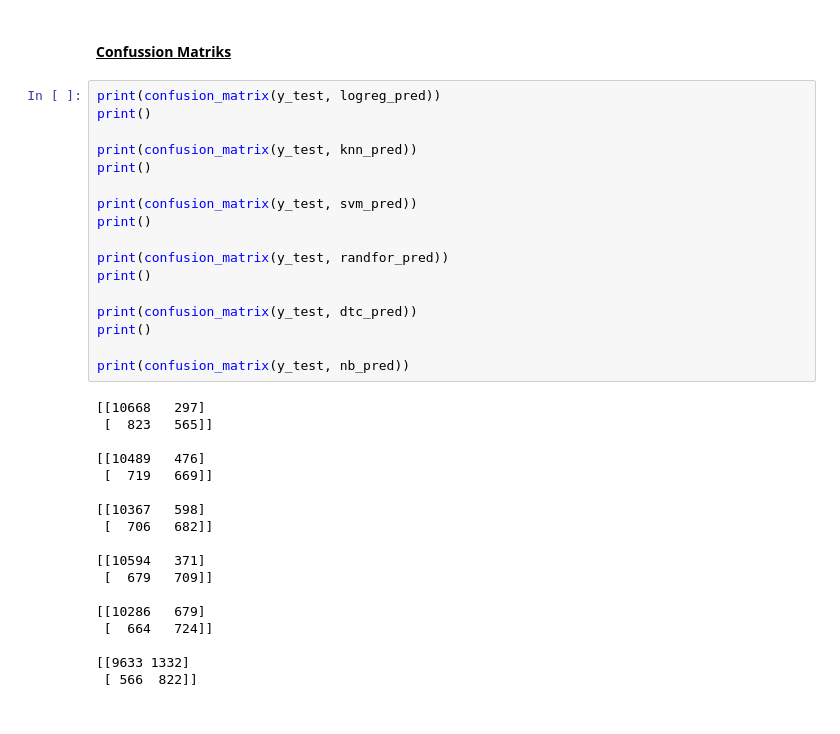
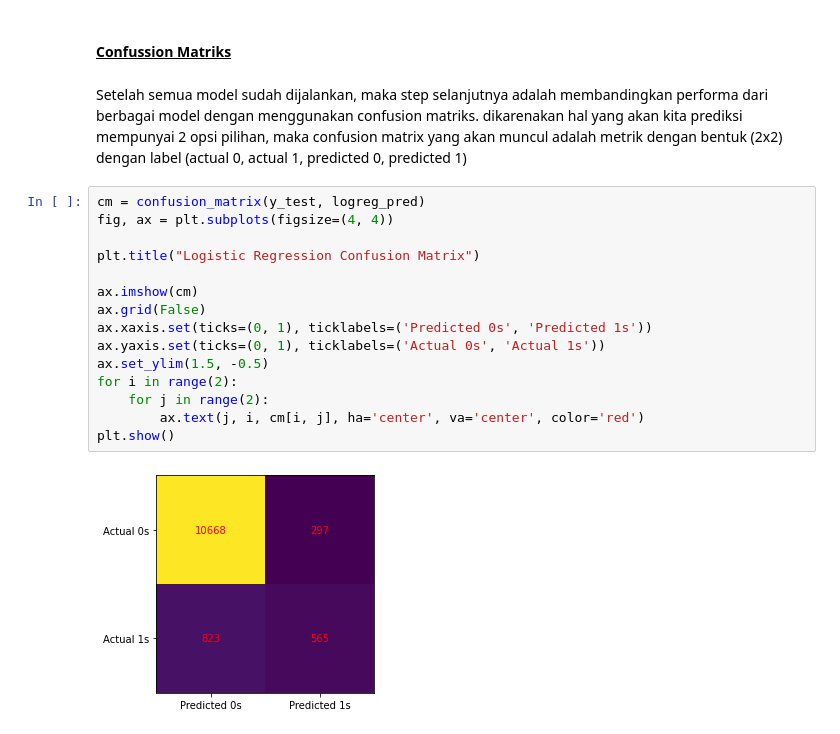
Before and after one commit to fikiwahyu/bank_machine_learning_model, a Jupyter notebook: PYTN_Assign_3_076_Wahyu_Fachrur_Zulfikar.ipynb, the cells around one changed output. Saved outputs shown, nothing was run; the diff lists cells and outputs as text.

Commit message:
add model

```diff
--- a/PYTN_Assign_3_076_Wahyu_Fachrur_Zulfikar.ipynb
+++ b/PYTN_Assign_3_076_Wahyu_Fachrur_Zulfikar.ipynb
@@ -337,38 +337,22 @@ weighted avg       0.88      0.85      0.86     12353
 Accuracy: 0.8463531126042257
 # %% [markdown]
 #### <u><b>Confussion Matriks</b></u>
-# %%
-print(confusion_matrix(y_test, logreg_pred))
-print()
-
-print(confusion_matrix(y_test, knn_pred))
-print()
-
-print(confusion_matrix(y_test, svm_pred))
-print()
-
-print(confusion_matrix(y_test, randfor_pred))
-print()
-
-print(confusion_matrix(y_test, dtc_pred))
-print()
-
-print(confusion_matrix(y_test, nb_pred))
-# %% [output]
-[[10668   297]
- [  823   565]]
-
-[[10489   476]
- [  719   669]]
-
-[[10367   598]
- [  706   682]]
-
-[[10594   371]
- [  679   709]]
-
-[[10286   679]
- [  664   724]]
-
-[[9633 1332]
- [ 566  822]]
+# %% [markdown]
+Setelah semua model sudah dijalankan, maka step selanjutnya adalah membandingkan performa dari berbagai model dengan menggunakan confusion matriks. dikarenakan hal yang akan kita prediksi mempunyai 2 opsi pilihan, maka confusion matrix yang akan muncul adalah metrik dengan bentuk (2x2) dengan label (actual 0, actual 1, predicted 0, predicted 1)
+# %%
+cm = confusion_matrix(y_test, logreg_pred)
+fig, ax = plt.subplots(figsize=(4, 4))
+
+plt.title("Logistic Regression Confusion Matrix")
+
+ax.imshow(cm)
+ax.grid(False)
+ax.xaxis.set(ticks=(0, 1), ticklabels=('Predicted 0s', 'Predicted 1s'))
+ax.yaxis.set(ticks=(0, 1), ticklabels=('Actual 0s', 'Actual 1s'))
+ax.set_ylim(1.5, -0.5)
+for i in range(2):
+    for j in range(2):
+        ax.text(j, i, cm[i, j], ha='center', va='center', color='red')
+plt.show()
+# %% [output]
+[figure, added]
```
Also changed, not shown: parts of 8 cells of this notebook.
